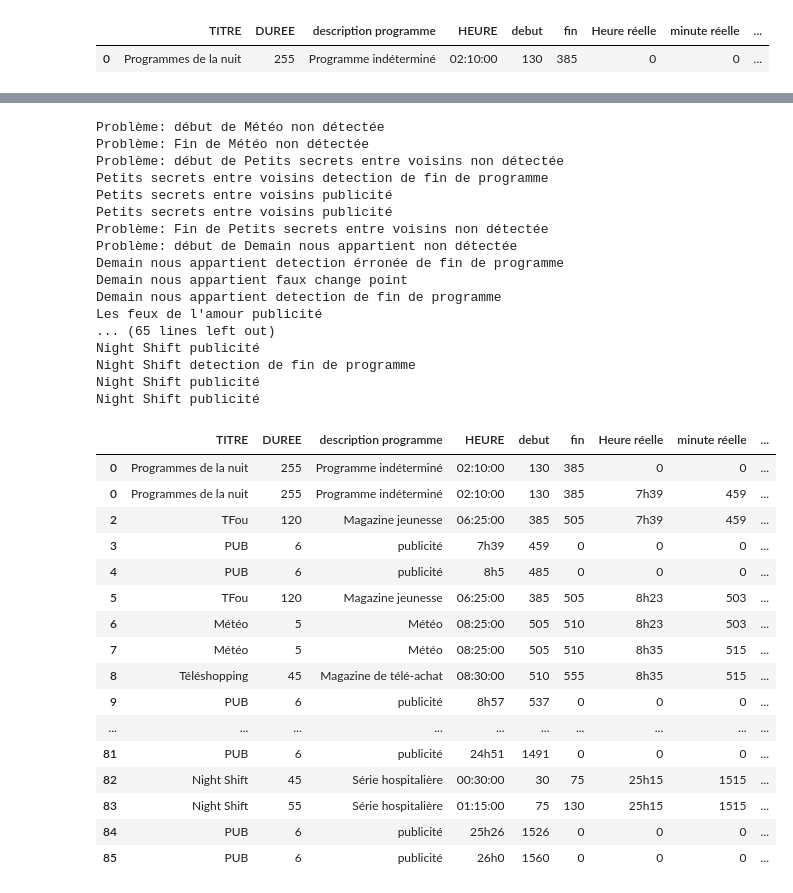
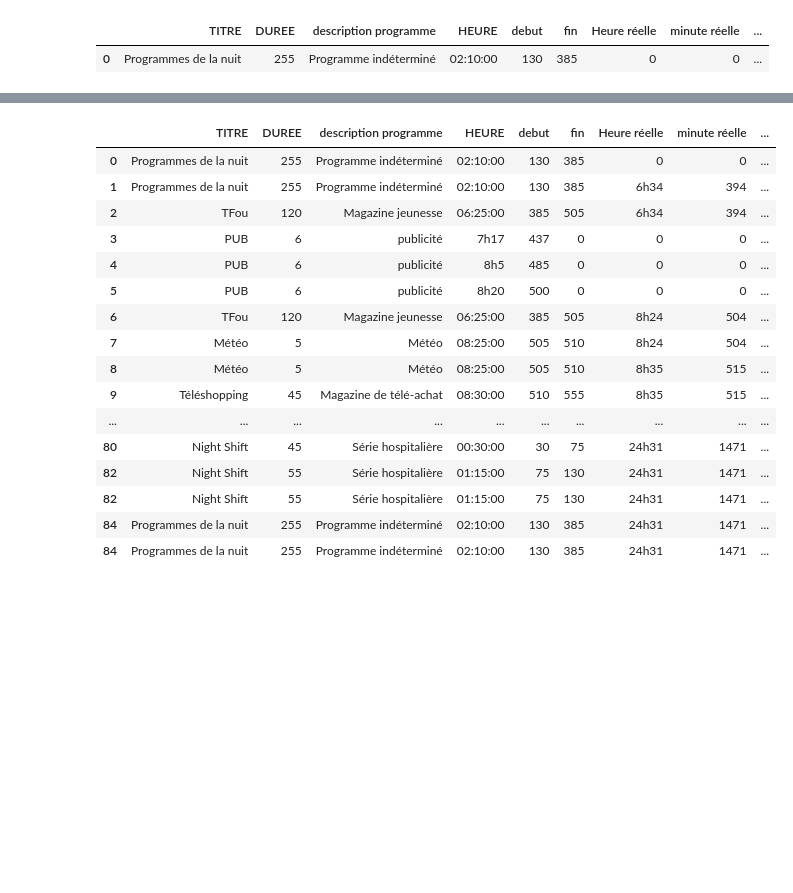
Before and after one commit to Frayal/Stage, a Jupyter notebook: ProgrammesTV/posttreatment.ipynb, the cells around one changed output, grey strips where cells are left out. Drawn from its saved outputs; the diff is of its cells as text; code cells hidden in the pictures; blank space fills up the shorter version.

```diff
--- a/ProgrammesTV/posttreatment.ipynb
+++ b/ProgrammesTV/posttreatment.ipynb
@@ -80,14 +80,17 @@ P = 30 #### ligne of programme we are looking at
 lastend = 130
 lastduree =255
 current_prog = C.iloc[0]
+start = True
+Oups = False
 for i in range(Points.shape[0]):
     #take point one by one
     falsend = False
     point  = Points.iloc[i]
     verification = True
+
     while(verification):
         #Détection d'un problème dans la notation (oubli d'une fin de programme)
-        if((lastend+3+lastduree-point['minutes'])<-(min(30,max(0.2*lastduree,5)))):
+        if((current_prog['debut']+3+lastduree-point['minutes'])<-(min(30,max(0.5*lastduree,5)))):
 
             print("Problème: Fin de "+str(current_prog['TITRE'])+" non détectée")
             #on écrit une ligne pour prévenir
@@ -96,10 +99,16 @@ for i in range(Points.shape[0]):
             C['Heure réelle'].iloc[(C.shape[0]-1)] = point['heure']
             C['minute réelle'].iloc[(C.shape[0]-1)] = point['minutes']
             #Dans ce cas on Update le programme de référence
-            if(P==30):
+
+            if(P==30 and start==True):
                 P=0
+                start = False
             else:
                 P=P+1
+            if(P>=PTV.shape[0] and start==False):
+                print("Plus de programme")
+                Oups = True
+                break
             C.loc[C.shape[0]] = [PTV['TITRE'].iloc[P],PTV['DUREE'].iloc[P],PTV['description programme'].iloc[P],PTV['HEURE'].iloc[P],PTV['debut'].iloc[P],PTV['fin'].iloc[P],point['heure'],point['minutes'],0,'début du programme non détectée']
             current_prog = C.iloc[(C.shape[0]-1)]
             print("Problème: début de "+str(current_prog['TITRE'])+" non détectée")
@@ -109,7 +118,8 @@ for i in range(Points.shape[0]):
         else:
             verification = False
 
-
+    if(Oups):
+        break
     # if False Change Point just pass to the next one
     if (int(point['label']) == 0):
         print(str(PTV['TITRE'].iloc[P])+" faux change point")
@@ -136,13 +146,13 @@ for i in range(Points.shape[0]):
             verification = True
             while(verification):
                 #Détection d'un problème dans la notation (oubli d'une fin de programme)
-                if((lastend+3+lastduree-point['minutes'])<-(min(30,max(0.2*lastduree,5)))):
+                if((current_prog['debut']+3+lastduree-point['minutes'])<-(min(30,max(0.2*lastduree,5)))):
                     print("PROBLEME")
                     #on écrit une ligne pour prévenir
                     C = C.append(current_prog)
                     C['commentaire'].iloc[(C.shape[0]-1)] = 'fin de programme(loop) non détectée'
                     #Dans ce cas on Update le programme de référence
-                    C.loc[C.shape[0]] = [PTV['TITRE'].iloc[P],PTV['DUREE'].iloc[P],PTV['description programme'].iloc[P],PTV['HEURE'].iloc[P],PTV['debut'].iloc[P],PTV['fin'].iloc[P],point['heure'].iloc[0],point['minutes'].iloc[0],0,'début du programme non détectée']
+                    C.loc[C.shape[0]] = [PTV['TITRE'].iloc[P],PTV['DUREE'].iloc[P],PTV['description programme'].iloc[P],PTV['HEURE'].iloc[P],PTV['debut'].iloc[P],PTV['fin'].iloc[P],point['heure'],point['minutes'],0,'début du programme non détectée']
                     current_prog = C.iloc[(C.shape[0]-1)]
                     lastend = PTV['debut'].iloc[P]
                     lastduree = PTV['DUREE'].iloc[P]
@@ -162,12 +172,16 @@ for i in range(Points.shape[0]):
         #si tout ca se passe bien on update
         if(allgood):
             lastend = point['minutes']
-            if(P>=PTV.shape[0]):
+            if(P>=PTV.shape[0] and start==False):
                 print("Plus de programme")
                 break
 
             C.loc[C.shape[0]] = [PTV['TITRE'].iloc[P],PTV['DUREE'].iloc[P],PTV['description programme'].iloc[P],PTV['HEURE'].iloc[P],PTV['debut'].iloc[P],PTV['fin'].iloc[P],point['heure'],point['minutes'],min(abs(point['minutes']-PTV['fin'].iloc[P]),abs(point['minutes']%1440-PTV['fin'].iloc[P])),"fin détectée"]
-            P = P+1
+            if(P==30 and start==True):
+                P=0
+                start = False
+            else:
+                P=P+1
             C.loc[C.shape[0]] = [PTV['TITRE'].iloc[P],PTV['DUREE'].iloc[P],PTV['description programme'].iloc[P],PTV['HEURE'].iloc[P],PTV['debut'].iloc[P],PTV['fin'].iloc[P],point['heure'],point['minutes'],C['retard'].iloc[(C.shape[0]-1)],'début de programme']
             current_prog = C.iloc[(C.shape[0]-1)]
             lastduree = PTV['DUREE'].iloc[P]
@@ -202,37 +215,20 @@ See the caveats in the documentation: http://pandas.pydata.org/pandas-docs/stabl
-Problème: début de Météo non détectée
-Problème: Fin de Météo non détectée
-Problème: début de Petits secrets entre voisins non détectée
-Petits secrets entre voisins detection de fin de programme
-Petits secrets entre voisins publicité
-Petits secrets entre voisins publicité
-Problème: Fin de Petits secrets entre voisins non détectée
-Problème: début de Demain nous appartient non détectée
-Demain nous appartient detection érronée de fin de programme
-Demain nous appartient faux change point
-Demain nous appartient detection de fin de programme
-Les feux de l'amour publicité
-... (65 lines left out)
-Night Shift publicité
-Night Shift detection de fin de programme
-Night Shift publicité
-Night Shift publicité
 |  | TITRE | DUREE | description programme | HEURE | debut | fin | Heure réelle | minute réelle | ... |
 | 0 | Programmes de la nuit | 255 | Programme indéterminé | 02:10:00 | 130 | 385 | 0 | 0 | ... |
-| 0 | Programmes de la nuit | 255 | Programme indéterminé | 02:10:00 | 130 | 385 | 7h39 | 459 | ... |
-| 2 | TFou | 120 | Magazine jeunesse | 06:25:00 | 385 | 505 | 7h39 | 459 | ... |
-| 3 | PUB | 6 | publicité | 7h39 | 459 | 0 | 0 | 0 | ... |
+| 1 | Programmes de la nuit | 255 | Programme indéterminé | 02:10:00 | 130 | 385 | 6h34 | 394 | ... |
+| 2 | TFou | 120 | Magazine jeunesse | 06:25:00 | 385 | 505 | 6h34 | 394 | ... |
+| 3 | PUB | 6 | publicité | 7h17 | 437 | 0 | 0 | 0 | ... |
 | 4 | PUB | 6 | publicité | 8h5 | 485 | 0 | 0 | 0 | ... |
-| 5 | TFou | 120 | Magazine jeunesse | 06:25:00 | 385 | 505 | 8h23 | 503 | ... |
-| 6 | Météo | 5 | Météo | 08:25:00 | 505 | 510 | 8h23 | 503 | ... |
-| 7 | Météo | 5 | Météo | 08:25:00 | 505 | 510 | 8h35 | 515 | ... |
-| 8 | Téléshopping | 45 | Magazine de télé-achat | 08:30:00 | 510 | 555 | 8h35 | 515 | ... |
-| 9 | PUB | 6 | publicité | 8h57 | 537 | 0 | 0 | 0 | ... |
+| 5 | PUB | 6 | publicité | 8h20 | 500 | 0 | 0 | 0 | ... |
+| 6 | TFou | 120 | Magazine jeunesse | 06:25:00 | 385 | 505 | 8h24 | 504 | ... |
+| 7 | Météo | 5 | Météo | 08:25:00 | 505 | 510 | 8h24 | 504 | ... |
+| 8 | Météo | 5 | Météo | 08:25:00 | 505 | 510 | 8h35 | 515 | ... |
+| 9 | Téléshopping | 45 | Magazine de télé-achat | 08:30:00 | 510 | 555 | 8h35 | 515 | ... |
 | ... | ... | ... | ... | ... | ... | ... | ... | ... | ... |
-| 81 | PUB | 6 | publicité | 24h51 | 1491 | 0 | 0 | 0 | ... |
-| 82 | Night Shift | 45 | Série hospitalière | 00:30:00 | 30 | 75 | 25h15 | 1515 | ... |
-| 83 | Night Shift | 55 | Série hospitalière | 01:15:00 | 75 | 130 | 25h15 | 1515 | ... |
-| 84 | PUB | 6 | publicité | 25h26 | 1526 | 0 | 0 | 0 | ... |
-| 85 | PUB | 6 | publicité | 26h0 | 1560 | 0 | 0 | 0 | ... |
+| 80 | Night Shift | 45 | Série hospitalière | 00:30:00 | 30 | 75 | 24h31 | 1471 | ... |
+| 82 | Night Shift | 55 | Série hospitalière | 01:15:00 | 75 | 130 | 24h31 | 1471 | ... |
+| 82 | Night Shift | 55 | Série hospitalière | 01:15:00 | 75 | 130 | 24h31 | 1471 | ... |
+| 84 | Programmes de la nuit | 255 | Programme indéterminé | 02:10:00 | 130 | 385 | 24h31 | 1471 | ... |
+| 84 | Programmes de la nuit | 255 | Programme indéterminé | 02:10:00 | 130 | 385 | 24h31 | 1471 | ... |
 |  | TITRE | DUREE | description programme | HEURE | debut | fin |
 | 0 | TFou | 120 | Magazine jeunesse | 06:25:00 | 385 | 505 |
 | 1 | Météo | 5 | Météo | 08:25:00 | 505 | 510 |
```
Also changed, not shown: parts of 2 cells of this notebook, 1 other file.
